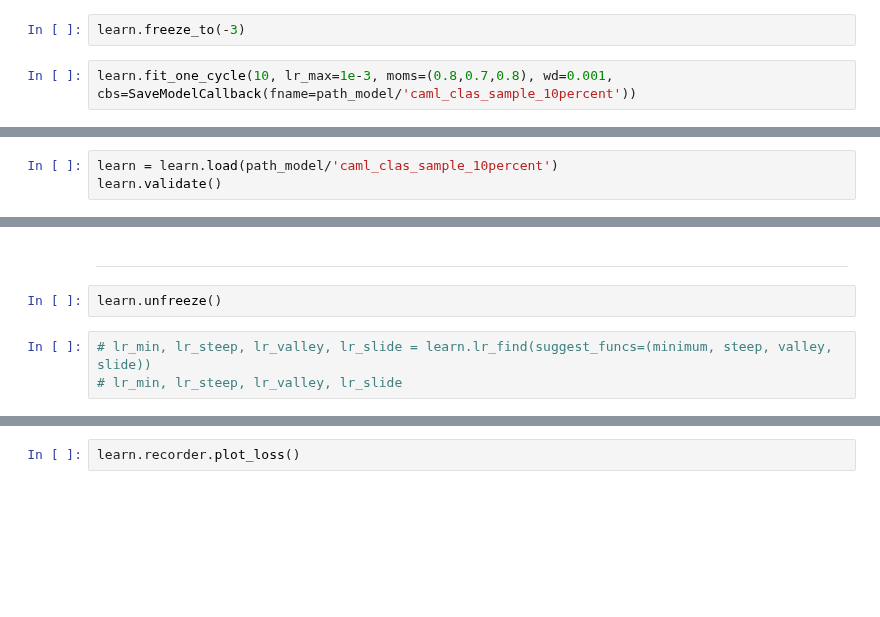
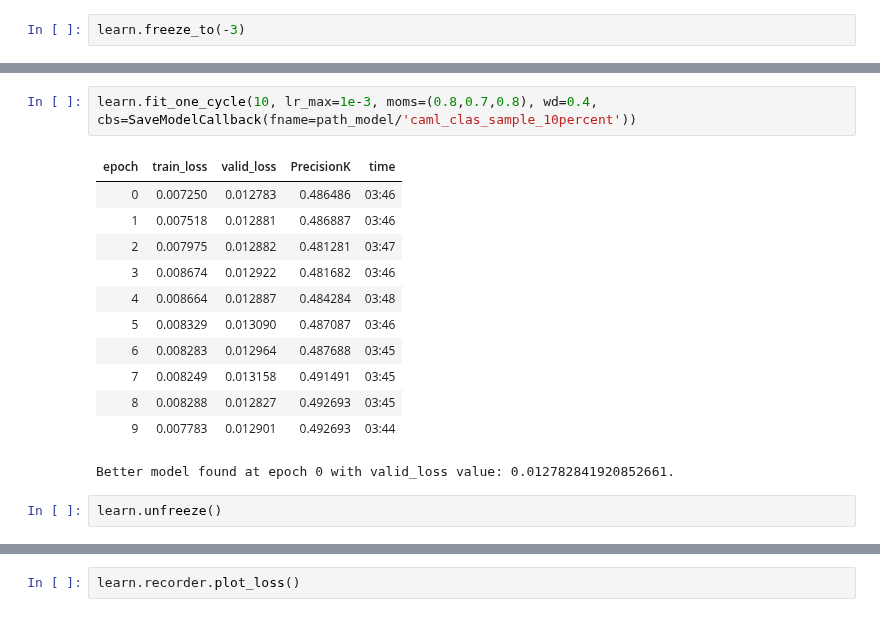
Before and after one commit to debjyotiSRoy/xcube_old, a Jupyter notebook: nbs/examples/mimic/mimic3_sample_prediction.ipynb, the cells around one changed output, grey strips where cells are left out. Cells and saved outputs as stored; diff of their text form; blank space fills up the shorter version.

```diff
--- a/nbs/examples/mimic/mimic3_sample_prediction.ipynb
+++ b/nbs/examples/mimic/mimic3_sample_prediction.ipynb
@@ -357,4 +416,2 @@ Better model found at epoch 3 with valid_loss value: 0.017497621476650238.
 # %%
 learn.freeze_to(-3)
-# %%
-learn.fit_one_cycle(10, lr_max=1e-3, moms=(0.8,0.7,0.8), wd=0.001, cbs=SaveModelCallback(fname=path_model/'caml_clas_sample_10percent'))
@@ -375,3 +417,0 @@ Better model found at epoch 1 with valid_loss value: 0.017341431230306625.
-# %%
-learn = learn.load(path_model/'caml_clas_sample_10percent')
-learn.validate()
@@ -381,8 +418,18 @@ learn.validate()
-# %% [markdown]
----
+# %%
+learn.fit_one_cycle(10, lr_max=1e-3, moms=(0.8,0.7,0.8), wd=0.4, cbs=SaveModelCallback(fname=path_model/'caml_clas_sample_10percent'))
+# %% [output]
+| epoch | train_loss | valid_loss | PrecisionK | time |
+| 0 | 0.007250 | 0.012783 | 0.486486 | 03:46 |
+| 1 | 0.007518 | 0.012881 | 0.486887 | 03:46 |
+| 2 | 0.007975 | 0.012882 | 0.481281 | 03:47 |
+| 3 | 0.008674 | 0.012922 | 0.481682 | 03:46 |
+| 4 | 0.008664 | 0.012887 | 0.484284 | 03:48 |
+| 5 | 0.008329 | 0.013090 | 0.487087 | 03:46 |
+| 6 | 0.008283 | 0.012964 | 0.487688 | 03:45 |
+| 7 | 0.008249 | 0.013158 | 0.491491 | 03:45 |
+| 8 | 0.008288 | 0.012827 | 0.492693 | 03:45 |
+| 9 | 0.007783 | 0.012901 | 0.492693 | 03:44 |
+Better model found at epoch 0 with valid_loss value: 0.012782841920852661.
 # %%
 learn.unfreeze()
-# %%
-# lr_min, lr_steep, lr_valley, lr_slide = learn.lr_find(suggest_funcs=(minimum, steep, valley, slide))
-# lr_min, lr_steep, lr_valley, lr_slide
 # %%
```
Also changed, not shown: parts of 37 cells of this notebook, 7 other files.
